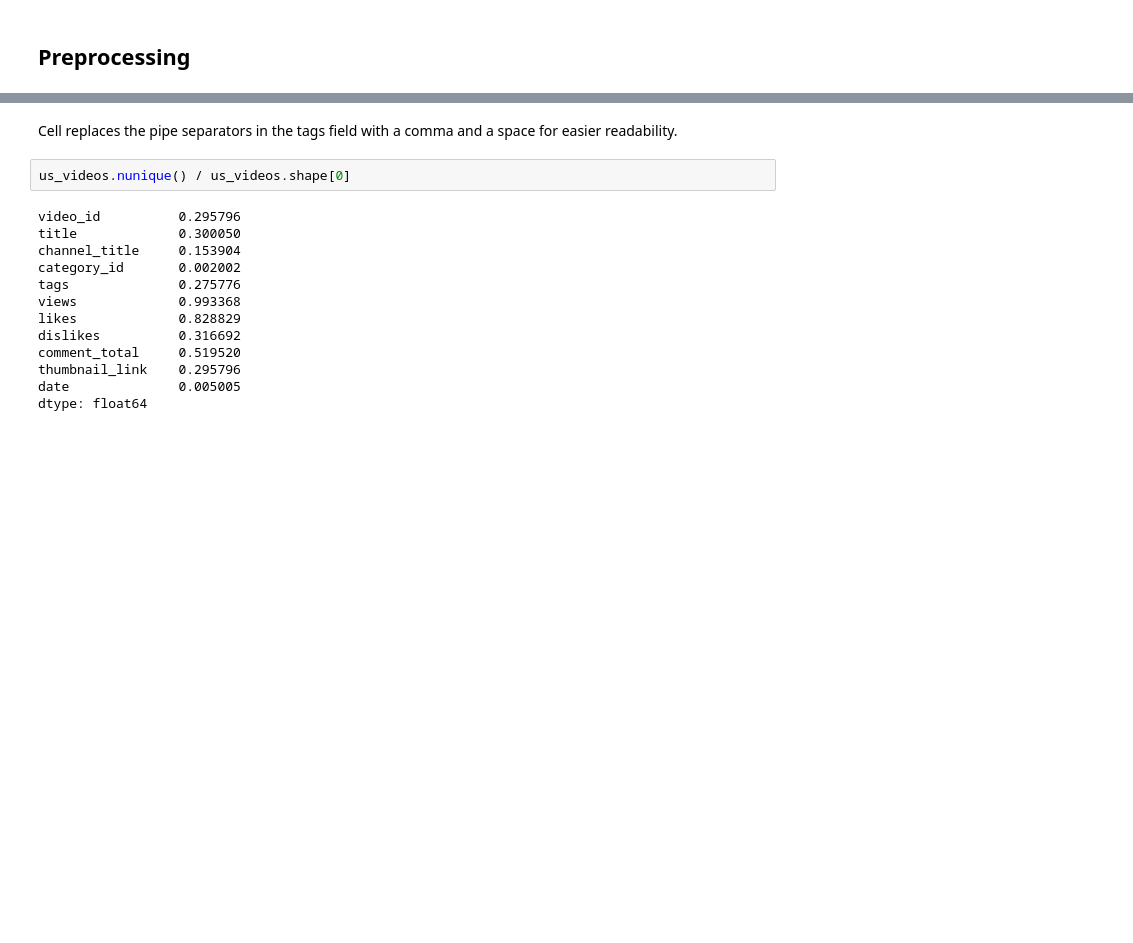
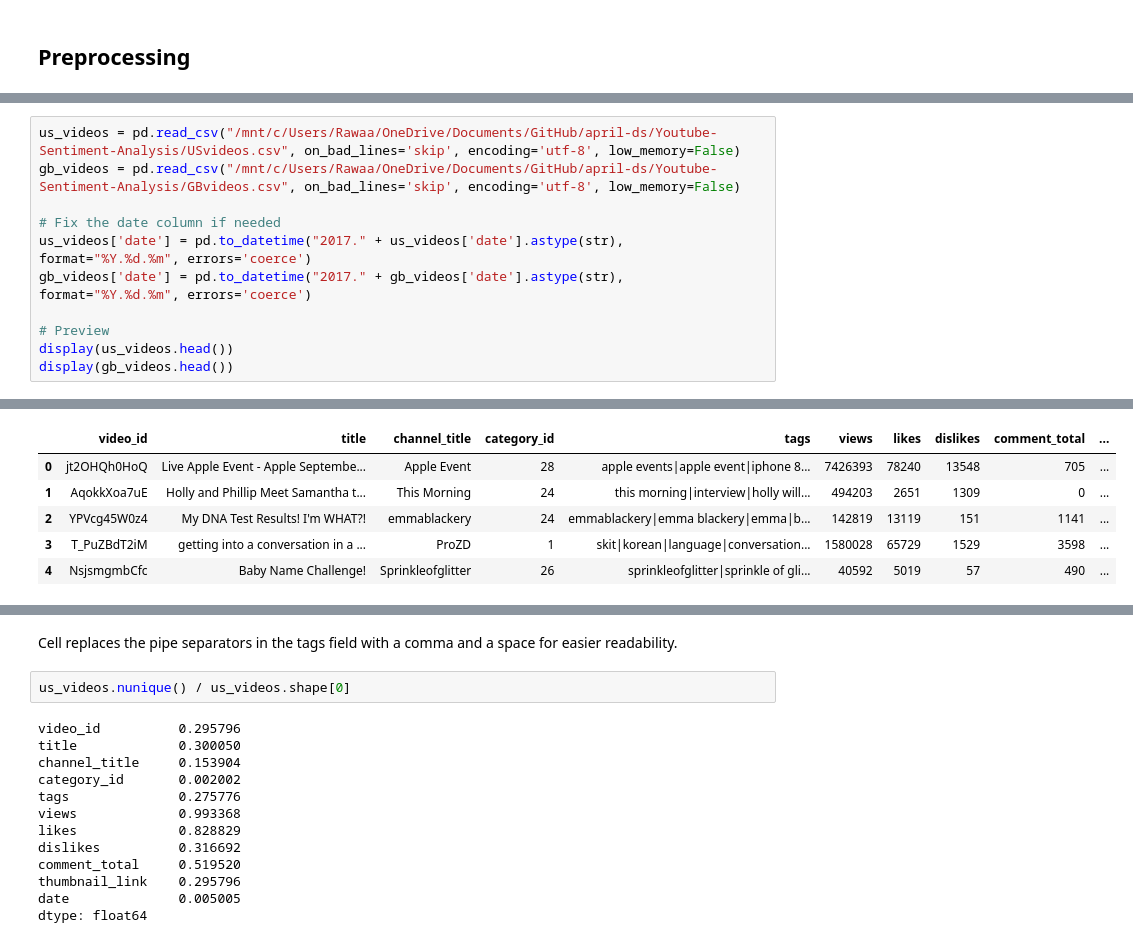
Before and after one commit to rawaayousseif/Youtube-Sentiment-Analysis, a Jupyter notebook: Sentimental Analysis of Youtube comments (4) (2).ipynb, the cells around one changed output, grey strips where cells are left out. Drawn from its saved outputs; the diff is of its cells as text; blank space fills up the shorter version.

```diff
--- a/Sentimental Analysis of Youtube comments (4) (2).ipynb
+++ b/Sentimental Analysis of Youtube comments (4) (2).ipynb
@@ -68,0 +43,12 @@ US Comments:
+# %%
+us_videos = pd.read_csv("/mnt/c/Users/Rawaa/OneDrive/Documents/GitHub/april-ds/Youtube-Sentiment-Analysis/USvideos.csv", on_bad_lines='skip', encoding='utf-8', low_memory=False)
+gb_videos = pd.read_csv("/mnt/c/Users/Rawaa/OneDrive/Documents/GitHub/april-ds/Youtube-Sentiment-Analysis/GBvideos.csv", on_bad_lines='skip', encoding='utf-8', low_memory=False)
+
+# Fix the date column if needed
+us_videos['date'] = pd.to_datetime("2017." + us_videos['date'].astype(str), format="%Y.%d.%m", errors='coerce')
+gb_videos['date'] = pd.to_datetime("2017." + gb_videos['date'].astype(str), format="%Y.%d.%m", errors='coerce')
+
+# Preview
+display(us_videos.head())
+display(gb_videos.head())
+# %% [output]
@@ -69,3 +61,9 @@ US Comments:
+|  | video_id | title | channel_title | category_id | tags | views | likes | dislikes | comment_total | ... |
+| 0 | jt2OHQh0HoQ | Live Apple Event - Apple Septembe... | Apple Event | 28 | apple events|apple event|iphone 8... | 7426393 | 78240 | 13548 | 705 | ... |
+| 1 | AqokkXoa7uE | Holly and Phillip Meet Samantha t... | This Morning | 24 | this morning|interview|holly will... | 494203 | 2651 | 1309 | 0 | ... |
+| 2 | YPVcg45W0z4 | My DNA Test Results! I'm WHAT?! | emmablackery | 24 | emmablackery|emma blackery|emma|b... | 142819 | 13119 | 151 | 1141 | ... |
+| 3 | T_PuZBdT2iM | getting into a conversation in a ... | ProZD | 1 | skit|korean|language|conversation... | 1580028 | 65729 | 1529 | 3598 | ... |
+| 4 | NsjsmgmbCfc | Baby Name Challenge! | Sprinkleofglitter | 26 | sprinkleofglitter|sprinkle of gli... | 40592 | 5019 | 57 | 490 | ... |
 # %%
 us_videos.sample(5)
 # %% [output]
```
Also changed, not shown: parts of 15 cells of this notebook.
